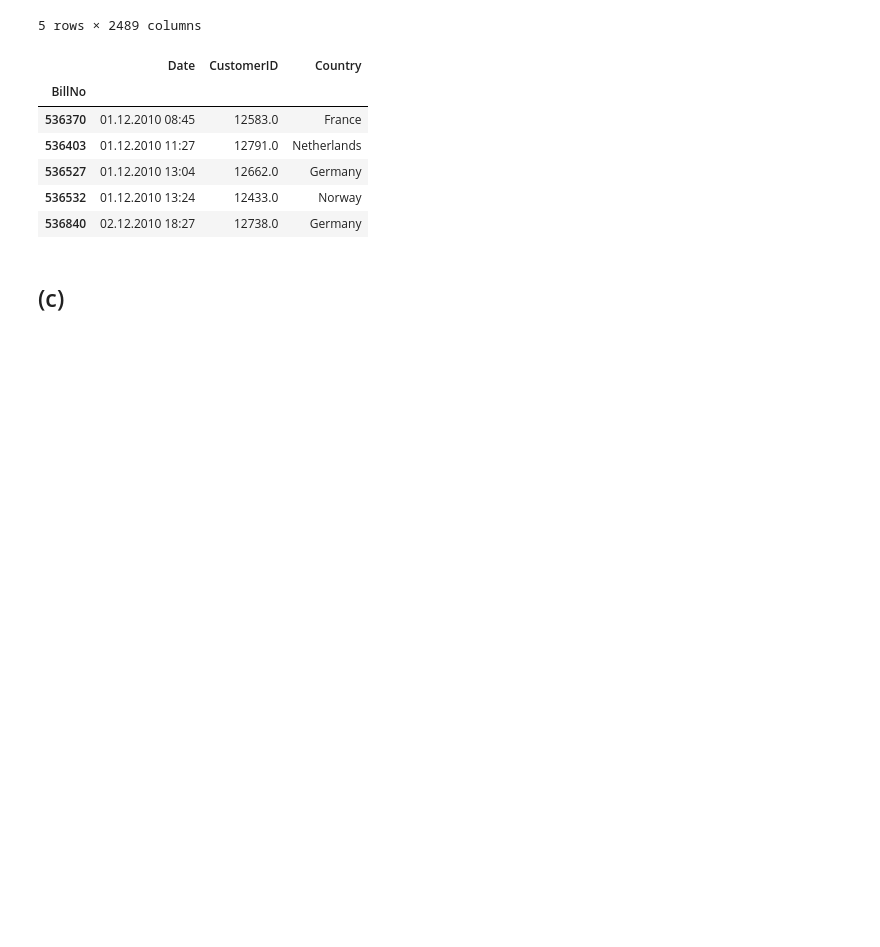
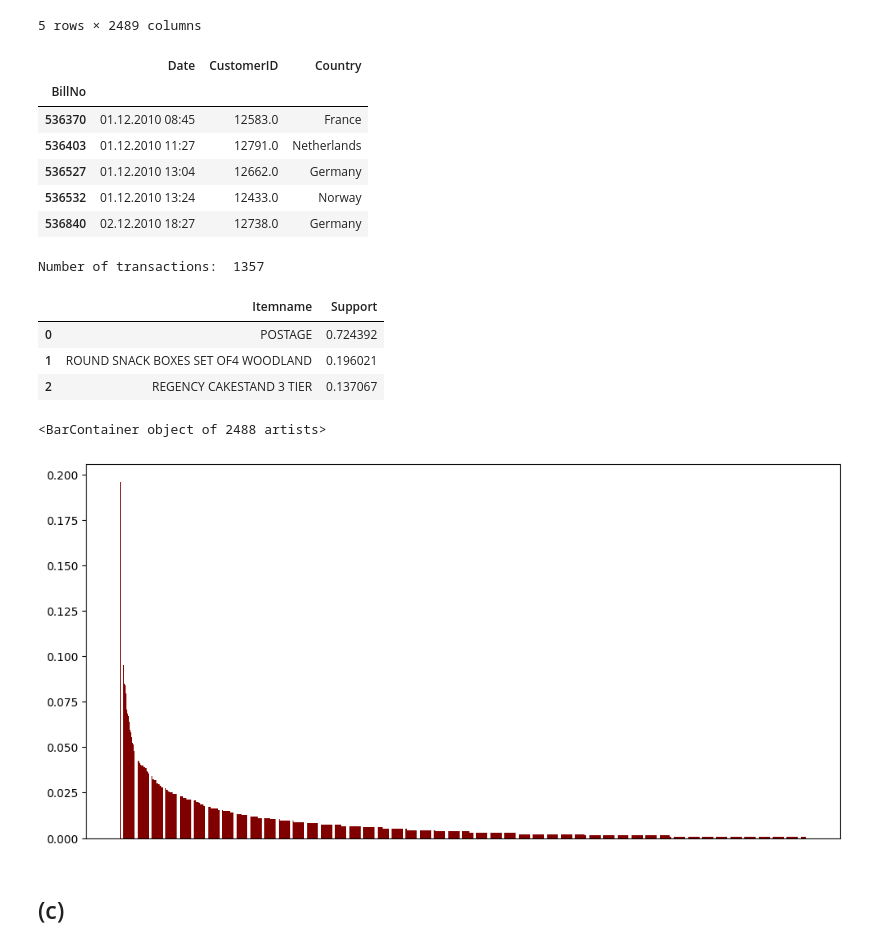
Before and after one commit to FahimehFereydounian/Introduction-to-DS, a Jupyter notebook: Assignment 2/01_frequent_itemsets_and_association_rules.ipynb, the cells around one changed output. Cells and saved outputs as stored; diff of their text form; code cells hidden in the pictures; blank space fills up the shorter version.

```diff
--- a/Assignment 2/01_frequent_itemsets_and_association_rules.ipynb
+++ b/Assignment 2/01_frequent_itemsets_and_association_rules.ipynb
@@ -99,5 +99,27 @@ n_transactions = transactions.shape[0]
 | 536840 | 02.12.2010 18:27 | 12738.0 | Germany |
 # %%
 # Your code here
+# Number of transactions contained in the dataset
+print("Number of transactions: ", n_transactions)
+
+# Support of each item
+item_support = transactions.sum(axis=0) / n_transactions
+item_support = item_support.sort_values(ascending=False).reset_index(name='Support')
+display(item_support.head(3))
+
+#Remove the first row which is the most frequent item
+item_support = item_support.iloc[1:]
+# Plot the bar chart for the support of each item
+plt.figure(figsize=(12, 6))
+plt.xticks([])
+plt.bar(item_support['Itemname'], item_support['Support'], color='maroon')
+# %% [output]
+Number of transactions:  1357
+|  | Itemname | Support |
+| 0 | POSTAGE | 0.724392 |
+| 1 | ROUND SNACK BOXES SET OF4 WOODLAND | 0.196021 |
+| 2 | REGENCY CAKESTAND 3 TIER | 0.137067 |
+<BarContainer object of 2488 artists>
+[figure, added]
 # %% [markdown]
 ## (c)
```
Also changed, not shown: parts of 2 cells of this notebook.
